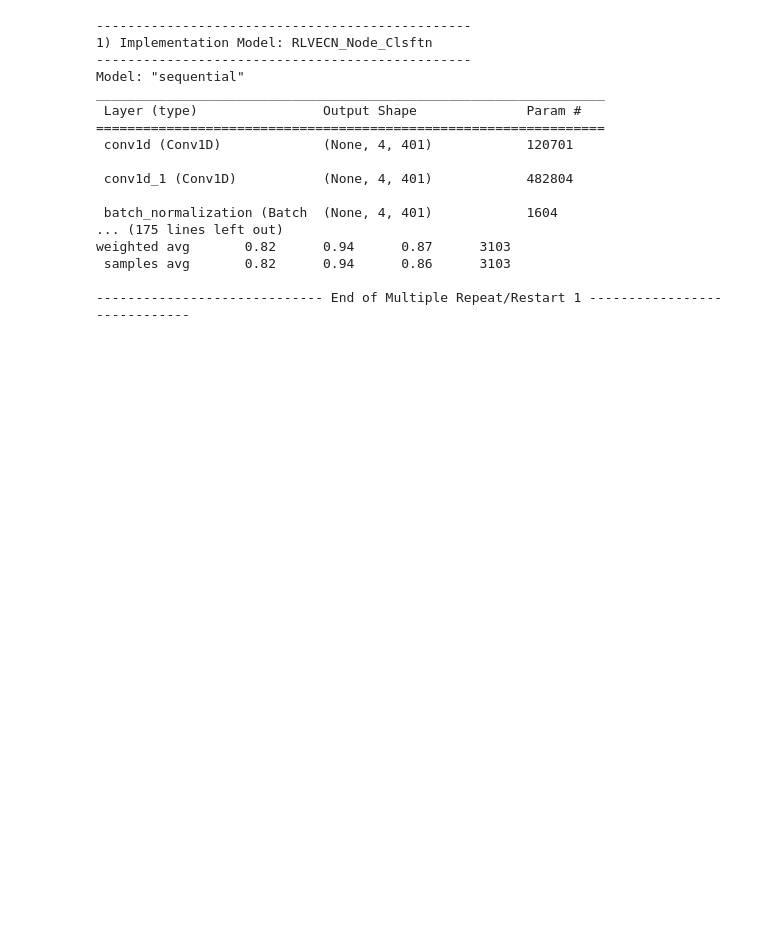
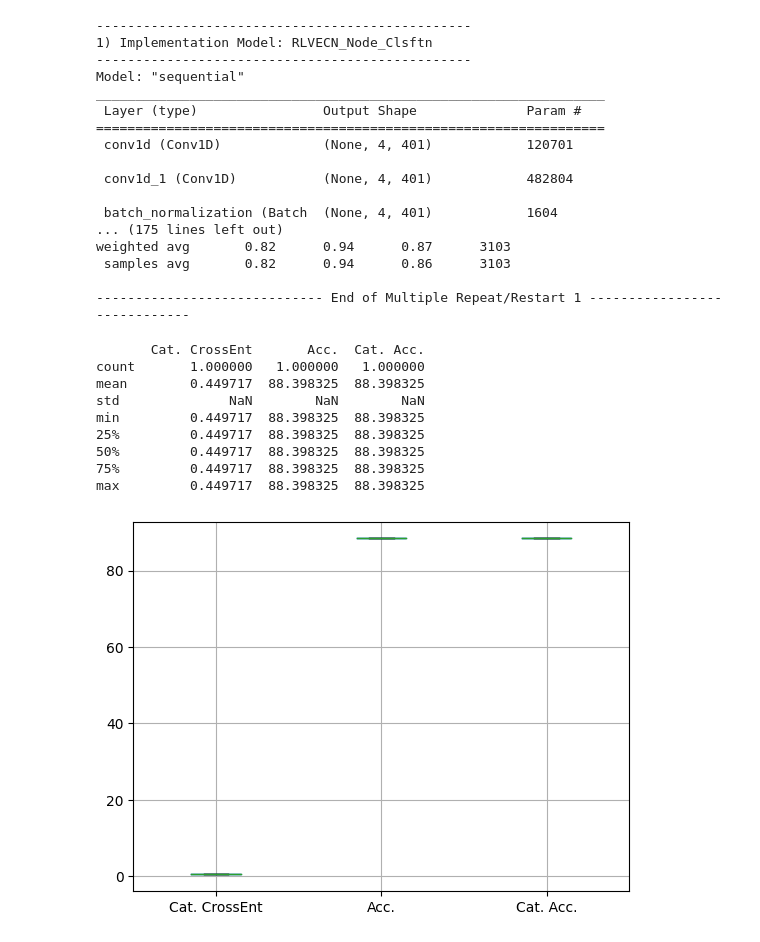
Before and after one commit to akshaygopan/RLVECN_learning, a Jupyter notebook: RLVECN_Node_classification_Learning.ipynb, the cells around one changed output. Cells and saved outputs as stored; diff of their text form; code cells hidden in the pictures; blank space fills up the shorter version.

```diff
--- a/RLVECN_Node_classification_Learning.ipynb
+++ b/RLVECN_Node_classification_Learning.ipynb
@@ -297,3 +297,21 @@ weighted avg       0.82      0.94      0.87      3103
  samples avg       0.82      0.94      0.86      3103
 
 ----------------------------- End of Multiple Repeat/Restart 1 -----------------------------
+# %%
+# Summarize VALIDATION results
+cumm_err_results = pd.concat([pd.Series(cat_crossEnt), pd.Series(acc), pd.Series(cat_acc)], axis=1, ignore_index=True)  # Returns dataframe
+cumm_err_results.columns = ['Cat. CrossEnt', 'Acc.', 'Cat. Acc.']
+print(cumm_err_results.describe())
+cumm_err_results.boxplot()
+plt.show()
+# %% [output]
+       Cat. CrossEnt       Acc.  Cat. Acc.
+count       1.000000   1.000000   1.000000
+mean        0.449717  88.398325  88.398325
+std              NaN        NaN        NaN
+min         0.449717  88.398325  88.398325
+25%         0.449717  88.398325  88.398325
+50%         0.449717  88.398325  88.398325
+75%         0.449717  88.398325  88.398325
+max         0.449717  88.398325  88.398325
+[figure, added]
```
